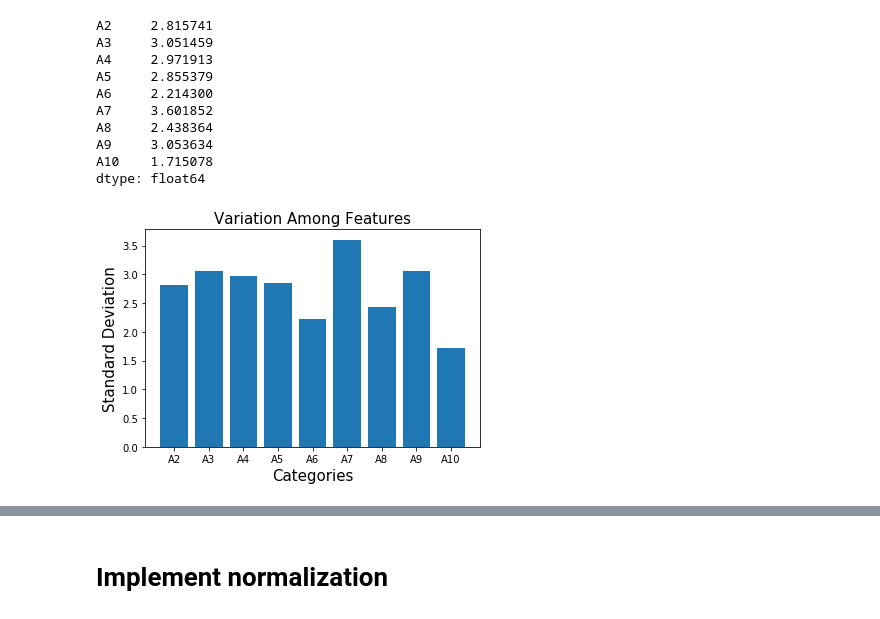
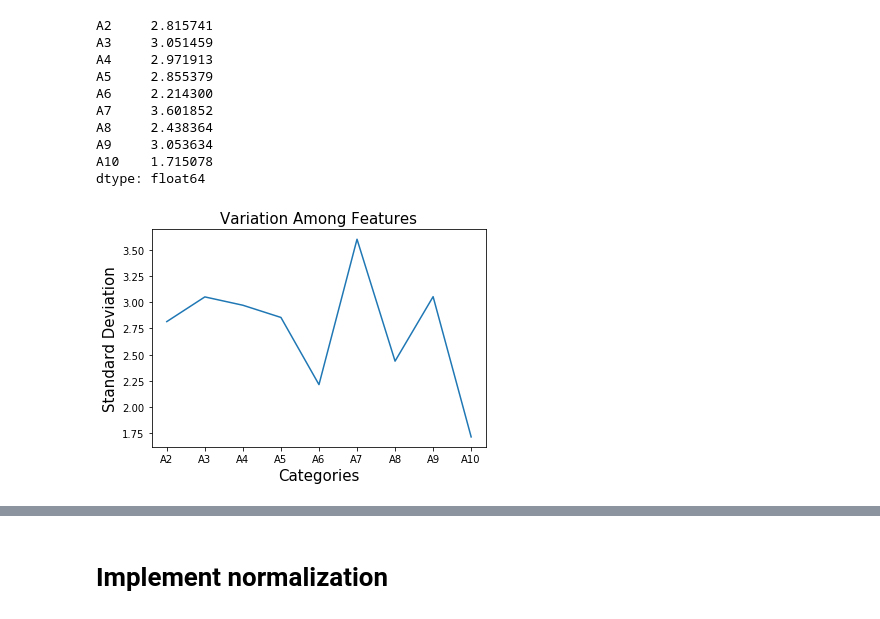
Before and after one commit to harshallpandit/INFO-I590-Python, a Jupyter notebook: code/Final_Part_II.ipynb, the cells around one changed output, grey strips where cells are left out. Cells and saved outputs as stored; diff of their text form; code cells hidden in the pictures.

Commit message:
updating with comments and change to one chart

```diff
--- a/code/Final_Part_II.ipynb
+++ b/code/Final_Part_II.ipynb
@@ -254,16 +257,16 @@ dtype: float64
 # %%
 #plot standard deviation values - select a graphic that could display all nine values [do not use histogram],
 #add title, legend, ylabel, xlabel.
 
 x = [0,1,2,3,4,5,6,7,8]
 Labels = ['A2', 'A3', 'A4', 'A5', 'A6', 'A7', 'A8', 'A9', 'A10']
 y = bcw_subset.std(axis=0)
 index = np.arange(len(Labels))
-plt.bar(x, y)
+plt.plot(x, y)
 plt.xlabel('Categories', fontsize=15)
 plt.ylabel('Standard Deviation', fontsize=15)
 plt.xticks(index, Labels, fontsize=10)
 plt.title('Variation Among Features', fontsize=15)
 plt.show()
 # %% [output]
-[figure, old version]
+[figure, new version]
```
Also changed, not shown: parts of 7 cells of this notebook.
